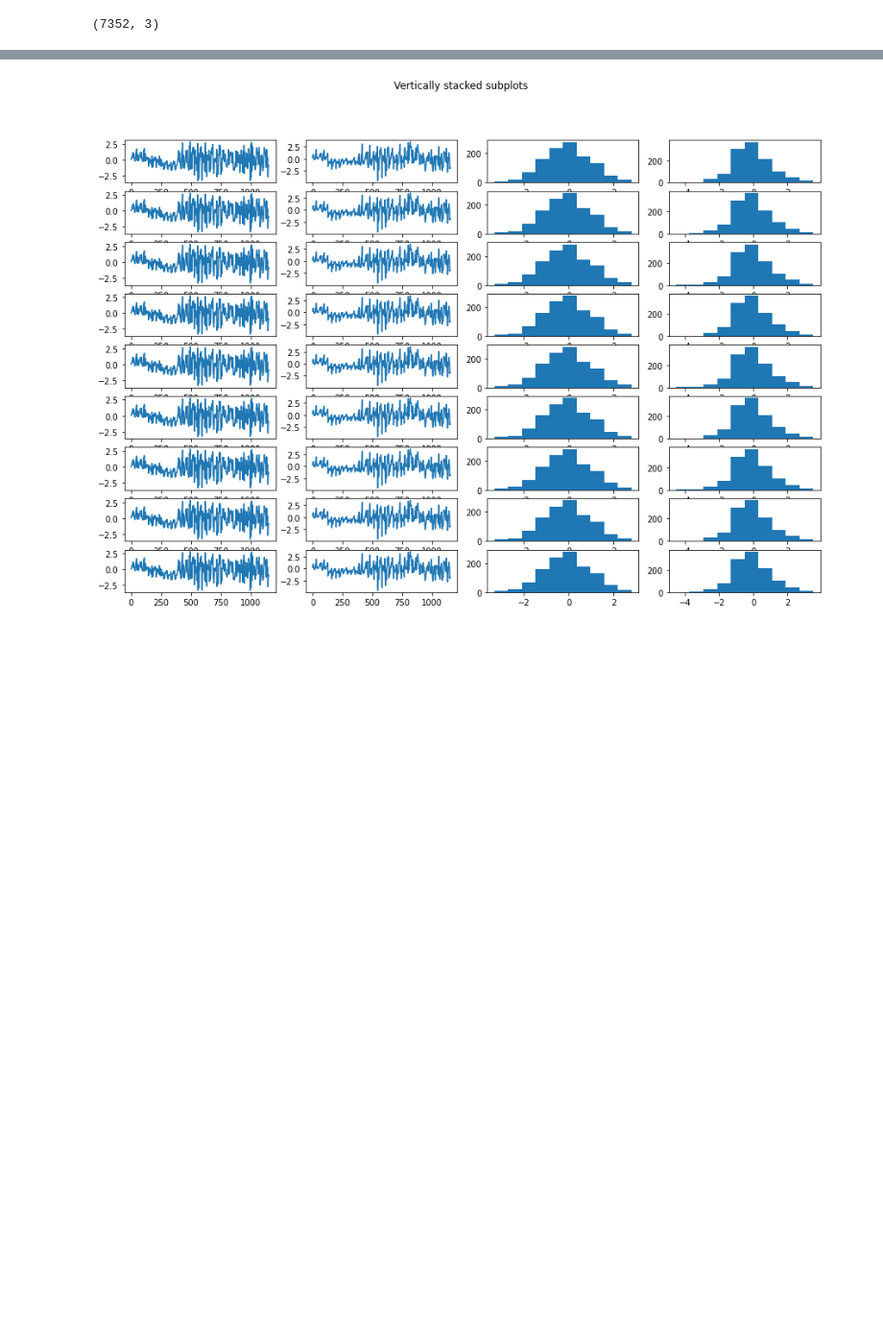
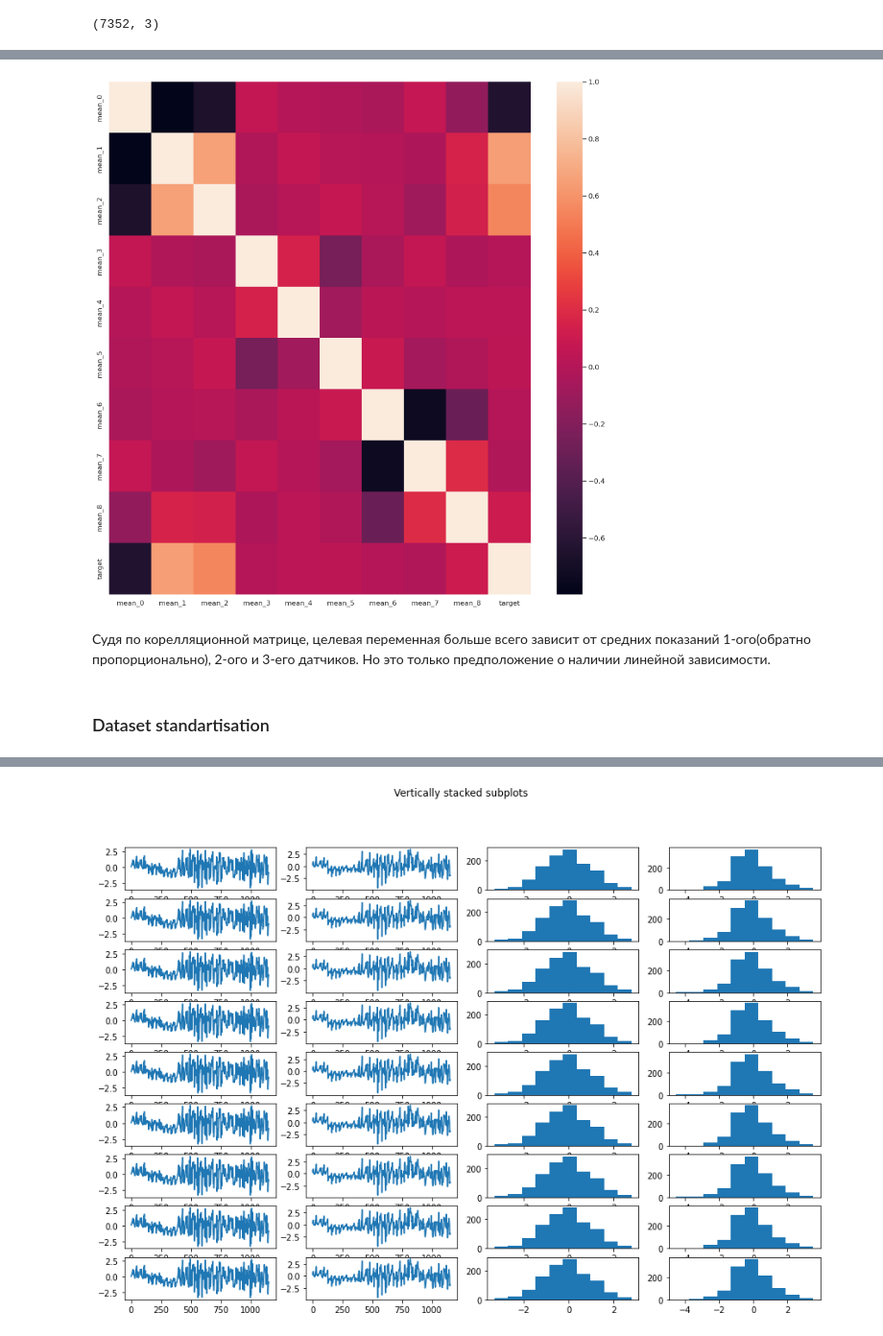
Before and after one commit to Klevertak/SensorPrediction, a Jupyter notebook: SensorPredict.ipynb, the cells around one changed output, grey strips where cells are left out. Shown at 96% size. Cells and saved outputs as stored; diff of their text form; code cells hidden in the pictures; blank space fills up the shorter version.

```diff
--- a/SensorPredict.ipynb
+++ b/SensorPredict.ipynb
@@ -219,0 +258,15 @@ fig.show()
+# %%
+df1 = pd.DataFrame(
+    sensor_mean_list,
+    columns=['mean_'+str(i) for i in range(9)]
+)
+# %%
+df1 = df1.join(
+    pd.DataFrame(
+        sensor_mean_list,
+        index=df1.index,
+        columns=['std_'+str(i) for i in range(9)]
+        )
+    )
+# %%
+df1['target'] =  np.argmax(y_train, axis=1)
@@ -220 +309,10 @@ fig.show()
+# %%
+corr_matrix = df1[['mean_0','mean_1', 'mean_2', 'mean_3', 'mean_4', 'mean_5', 'mean_6', 'mean_7', 'mean_8', 'target']].corr()
+sns.heatmap(corr_matrix);
+# %% [output]
+[figure, added]
+# %% [markdown]
+Судя по корелляционной матрице, целевая переменная больше всего зависит от средних показаний 1-ого(обратно пропорционально), 2-ого и 3-его датчиков. Но это только предположение о наличии линейной зависимости.
+# %% [markdown]
+### Dataset standartisation
 # %%
```
Also changed, not shown: parts of 48 cells of this notebook.
